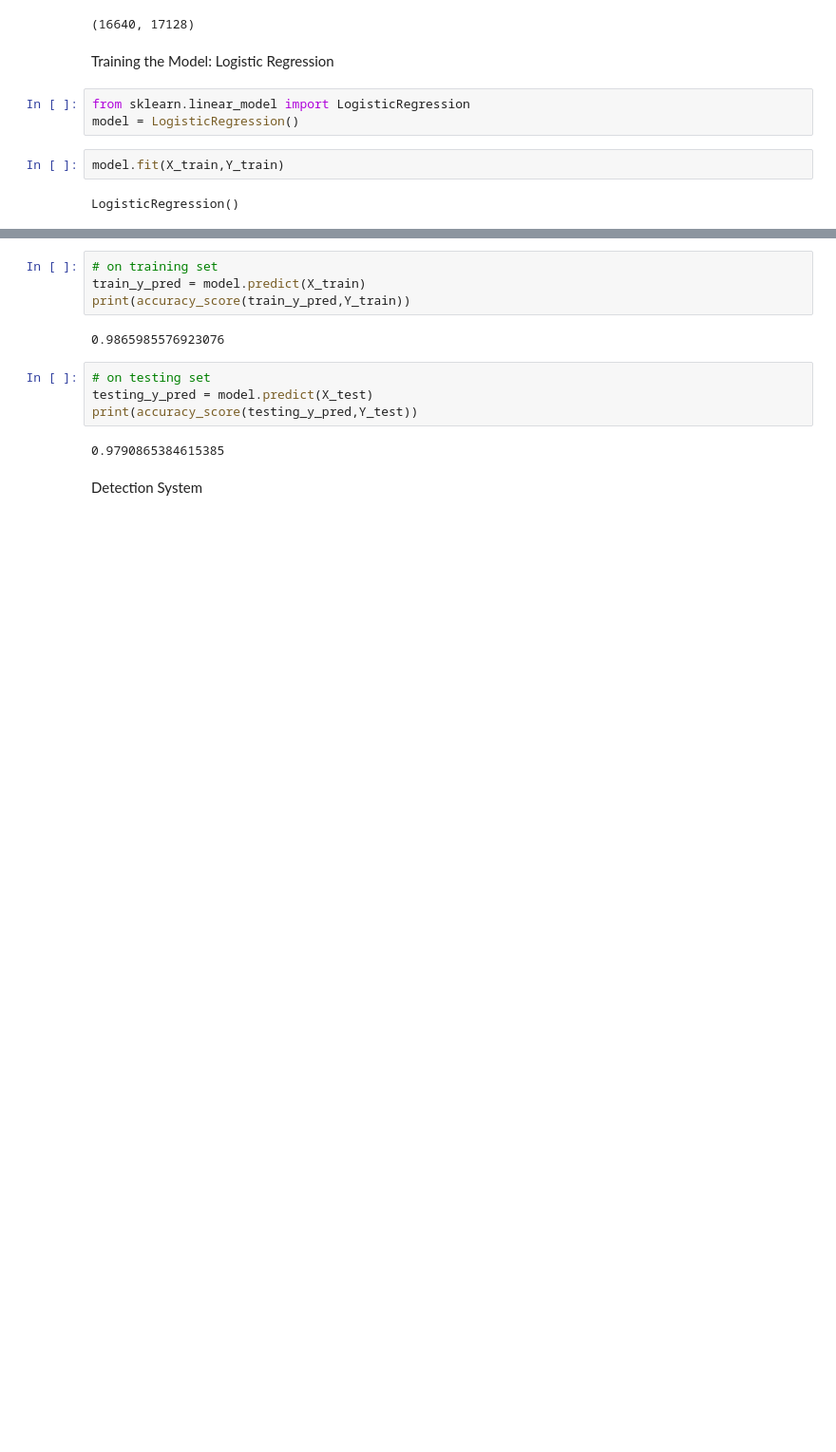
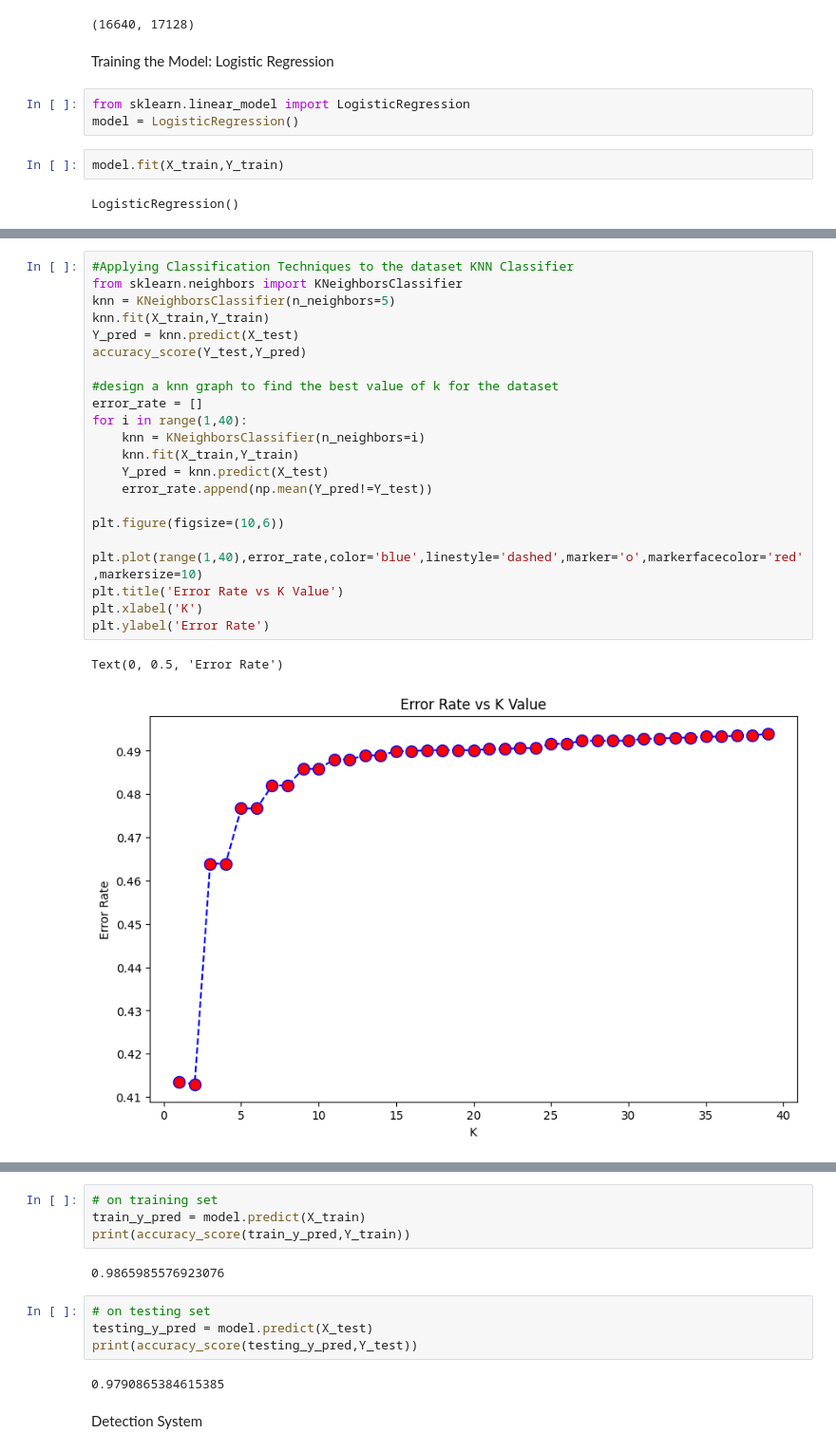
Before and after one commit to prabhjyot009/Fake-News-Detection-Machine-Learning, a Jupyter notebook: Fake News Prediction Model.ipynb, the cells around one changed output, grey strips where cells are left out. Shown: that part at 95% size. Drawn from its saved outputs; the diff is of its cells as text; blank space fills up the shorter version.

```diff
--- a/Fake News Prediction Model.ipynb
+++ b/Fake News Prediction Model.ipynb
@@ -187,0 +210,25 @@ LogisticRegression()
+# %%
+#Applying Classification Techniques to the dataset KNN Classifier
+from sklearn.neighbors import KNeighborsClassifier
+knn = KNeighborsClassifier(n_neighbors=5)
+knn.fit(X_train,Y_train)
+Y_pred = knn.predict(X_test)
+accuracy_score(Y_test,Y_pred)
+
+#design a knn graph to find the best value of k for the dataset
+error_rate = []
+for i in range(1,40):
+    knn = KNeighborsClassifier(n_neighbors=i)
+    knn.fit(X_train,Y_train)
+    Y_pred = knn.predict(X_test)
+    error_rate.append(np.mean(Y_pred!=Y_test))
+
+plt.figure(figsize=(10,6))
+
+plt.plot(range(1,40),error_rate,color='blue',linestyle='dashed',marker='o',markerfacecolor='red',markersize=10)
+plt.title('Error Rate vs K Value')
+plt.xlabel('K')
+plt.ylabel('Error Rate')
+# %% [output]
+Text(0, 0.5, 'Error Rate')
+[figure, added]
```
Also changed, not shown: parts of 2 cells of this notebook, 4 other files.
